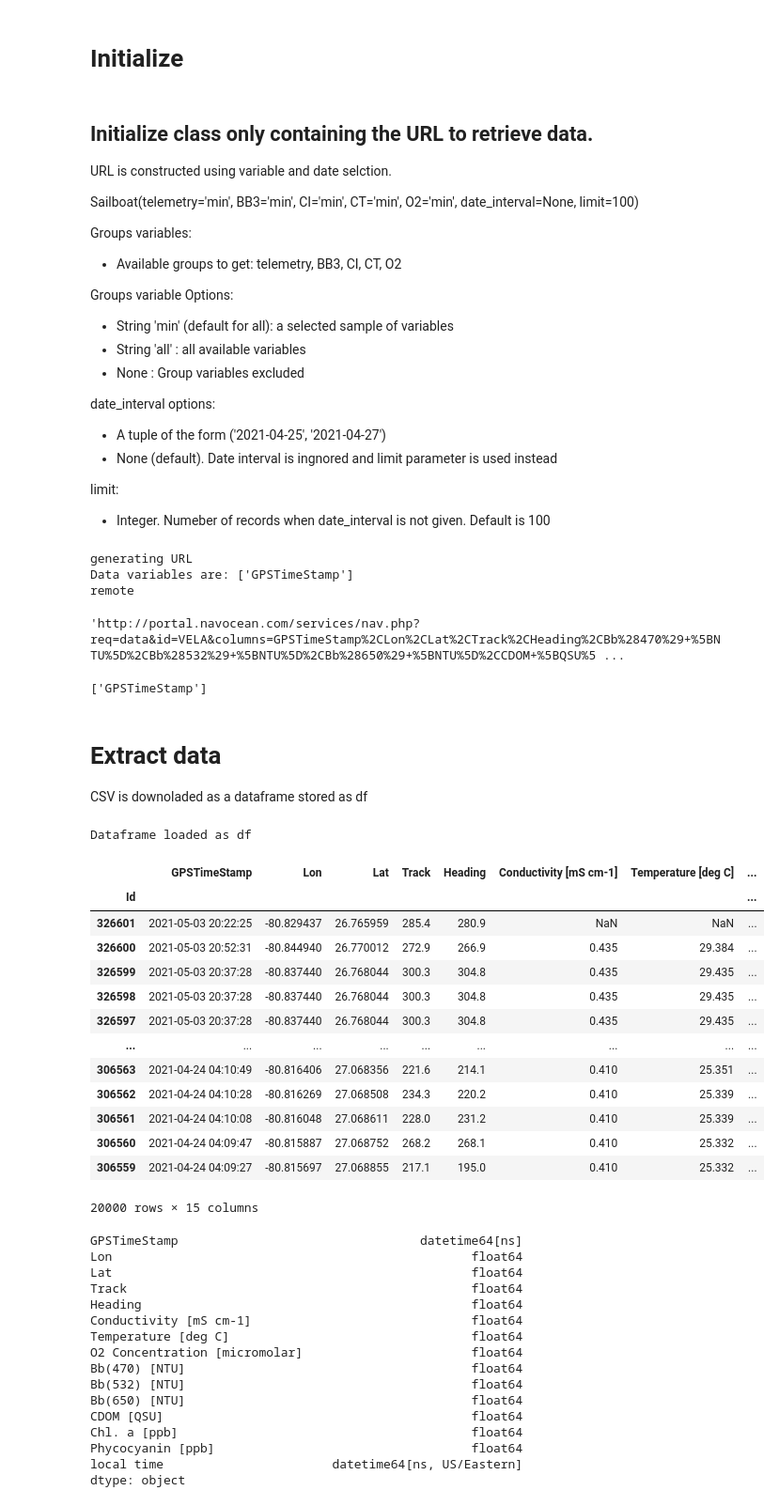
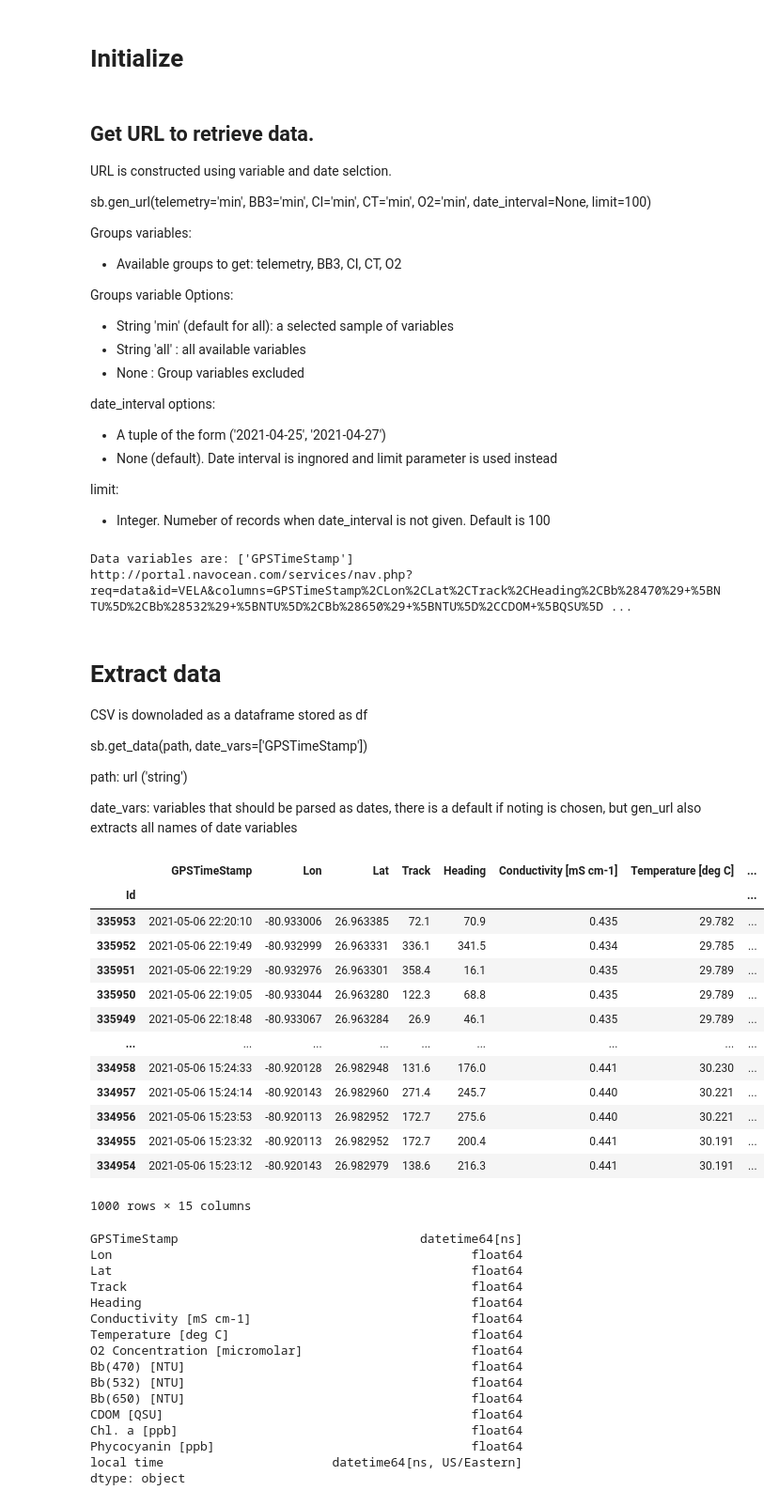
Before and after one commit to vrx-/navocean, a Jupyter notebook: remote.ipynb, the cells around one changed output. Shown at 94% size. Saved outputs shown, nothing was run; the diff lists cells and outputs as text; code cells hidden in the pictures.

```diff
--- a/remote.ipynb
+++ b/remote.ipynb
@@ -270,10 +10,10 @@ class Sailboat():
 # %% [markdown]
 # Initialize
 # %% [markdown]
-## Initialize class only containing the URL to retrieve data.
+## Get URL to retrieve data.
 URL is constructed using variable and date selction.
 
-Sailboat(telemetry='min', BB3='min', CI='min', CT='min', O2='min', date_interval=None, limit=100)
+sb.gen_url(telemetry='min', BB3='min', CI='min', CT='min', O2='min', date_interval=None, limit=100)
 
 Groups variables:
 - Available groups to get: telemetry, BB3, CI, CT, O2
@@ -290,38 +30,36 @@ date_interval options:
 limit:
 - Integer. Numeber of records when date_interval is not given. Default is 100
 # %%
-sb = Sailboat(limit=20000)
-print(sb.type)
-sb.url
+url, dates = sb.gen_url(limit=1000)
+print(url)
 # %% [output]
-generating URL
 Data variables are: ['GPSTimeStamp']
-remote
+http://portal.navocean.com/services/nav.php?req=data&id=VELA&columns=GPSTimeStamp%2CLon%2CLat%2CTrack%2CHeading%2CBb%28470%29+%5BNTU%5D%2CBb%28532%29+%5BNTU%5D%2CBb%28650%29+%5BNTU%5D%2CCDOM+%5BQSU%5D ...
-'http://portal.navocean.com/services/nav.php?req=data&id=VELA&columns=GPSTimeStamp%2CLon%2CLat%2CTrack%2CHeading%2CBb%28470%29+%5BNTU%5D%2CBb%28532%29+%5BNTU%5D%2CBb%28650%29+%5BNTU%5D%2CCDOM+%5BQSU%5 ...
-# %%
-sb.date_vars
-# %% [output]
-['GPSTimeStamp']
 # %% [markdown]
 # Extract data
 CSV is downoladed as a dataframe stored as df
+
+sb.get_data(path, date_vars=['GPSTimeStamp'])
+
+path: url ('string')
+
+date_vars: variables that should be parsed as dates, there is a default if noting is chosen, but gen_url also extracts all names of date variables
-# %%
-sb.get_data()
-sb.df
-# %% [output]
-Dataframe loaded as df
-|  | GPSTimeStamp | Lon | Lat | Track | Heading | Conductivity [mS cm-1] | Temperature [deg C] | ... |
-| Id |  |  |  |  |  |  |  | ... |
-| 326601 | 2021-05-03 20:22:25 | -80.829437 | 26.765959 | 285.4 | 280.9 | NaN | NaN | ... |
-| 326600 | 2021-05-03 20:52:31 | -80.844940 | 26.770012 | 272.9 | 266.9 | 0.435 | 29.384 | ... |
-| 326599 | 2021-05-03 20:37:28 | -80.837440 | 26.768044 | 300.3 | 304.8 | 0.435 | 29.435 | ... |
-| 326598 | 2021-05-03 20:37:28 | -80.837440 | 26.768044 | 300.3 | 304.8 | 0.435 | 29.435 | ... |
-| 326597 | 2021-05-03 20:37:28 | -80.837440 | 26.768044 | 300.3 | 304.8 | 0.435 | 29.435 | ... |
-| ... | ... | ... | ... | ... | ... | ... | ... | ... |
-| 306563 | 2021-04-24 04:10:49 | -80.816406 | 27.068356 | 221.6 | 214.1 | 0.410 | 25.351 | ... |
-| 306562 | 2021-04-24 04:10:28 | -80.816269 | 27.068508 | 234.3 | 220.2 | 0.410 | 25.339 | ... |
-| 306561 | 2021-04-24 04:10:08 | -80.816048 | 27.068611 | 228.0 | 231.2 | 0.410 | 25.339 | ... |
-| 306560 | 2021-04-24 04:09:47 | -80.815887 | 27.068752 | 268.2 | 268.1 | 0.410 | 25.332 | ... |
-| 306559 | 2021-04-24 04:09:27 | -80.815697 | 27.068855 | 217.1 | 195.0 | 0.410 | 25.332 | ... |
-20000 rows × 15 columns
+# %%
+df = sb.get_data(url, dates)
+df
+# %% [output]
+|  | GPSTimeStamp | Lon | Lat | Track | Heading | Conductivity [mS cm-1] | Temperature [deg C] | ... |
+| Id |  |  |  |  |  |  |  | ... |
+| 335953 | 2021-05-06 22:20:10 | -80.933006 | 26.963385 | 72.1 | 70.9 | 0.435 | 29.782 | ... |
+| 335952 | 2021-05-06 22:19:49 | -80.932999 | 26.963331 | 336.1 | 341.5 | 0.434 | 29.785 | ... |
+| 335951 | 2021-05-06 22:19:29 | -80.932976 | 26.963301 | 358.4 | 16.1 | 0.435 | 29.789 | ... |
+| 335950 | 2021-05-06 22:19:05 | -80.933044 | 26.963280 | 122.3 | 68.8 | 0.435 | 29.789 | ... |
+| 335949 | 2021-05-06 22:18:48 | -80.933067 | 26.963284 | 26.9 | 46.1 | 0.435 | 29.789 | ... |
+| ... | ... | ... | ... | ... | ... | ... | ... | ... |
+| 334958 | 2021-05-06 15:24:33 | -80.920128 | 26.982948 | 131.6 | 176.0 | 0.441 | 30.230 | ... |
+| 334957 | 2021-05-06 15:24:14 | -80.920143 | 26.982960 | 271.4 | 245.7 | 0.440 | 30.221 | ... |
+| 334956 | 2021-05-06 15:23:53 | -80.920113 | 26.982952 | 172.7 | 275.6 | 0.440 | 30.221 | ... |
+| 334955 | 2021-05-06 15:23:32 | -80.920113 | 26.982952 | 172.7 | 200.4 | 0.441 | 30.191 | ... |
+| 334954 | 2021-05-06 15:23:12 | -80.920143 | 26.982979 | 138.6 | 216.3 | 0.441 | 30.191 | ... |
+1000 rows × 15 columns
 # %%
```
Also changed, not shown: parts of 6 cells of this notebook, 2 other files.
